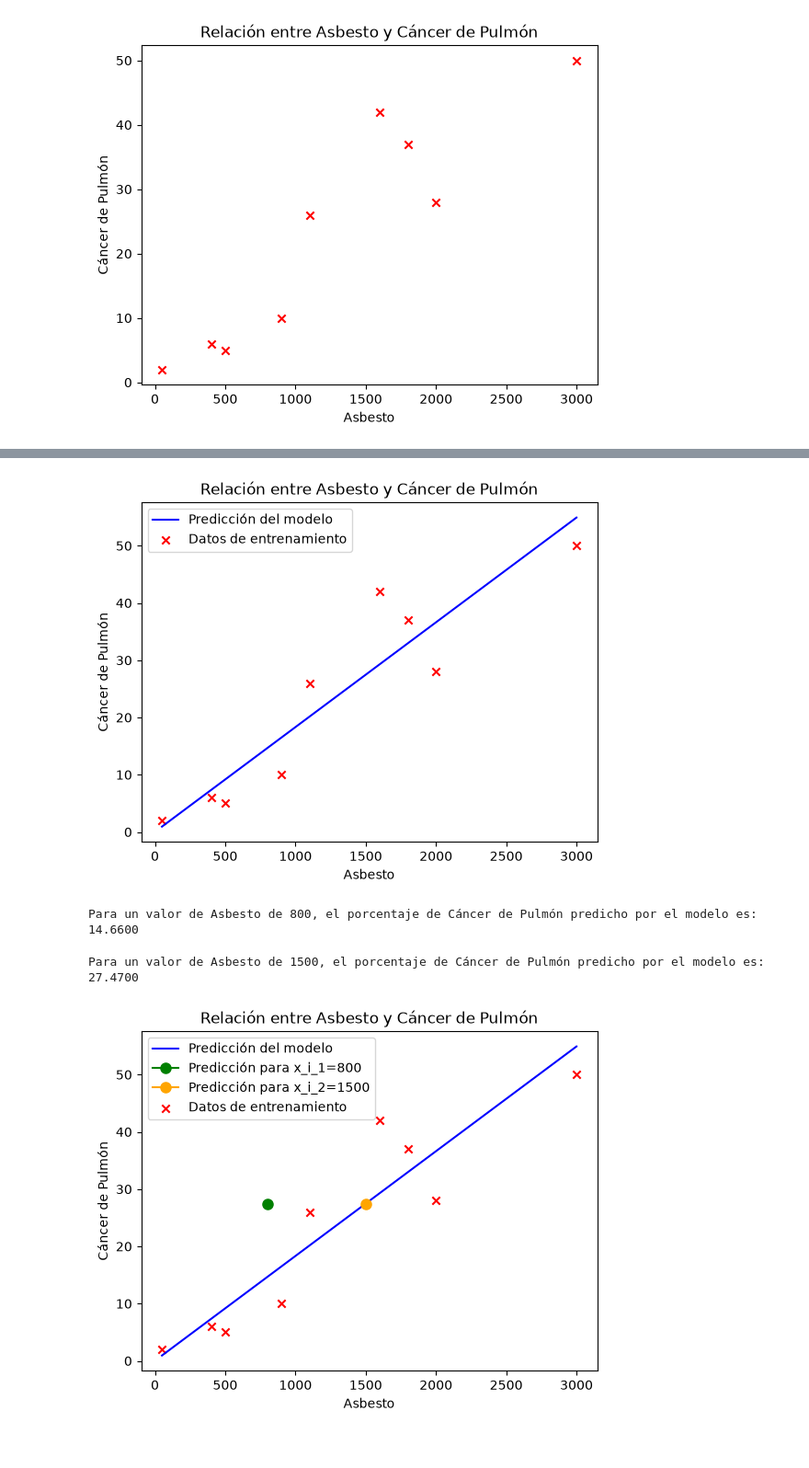
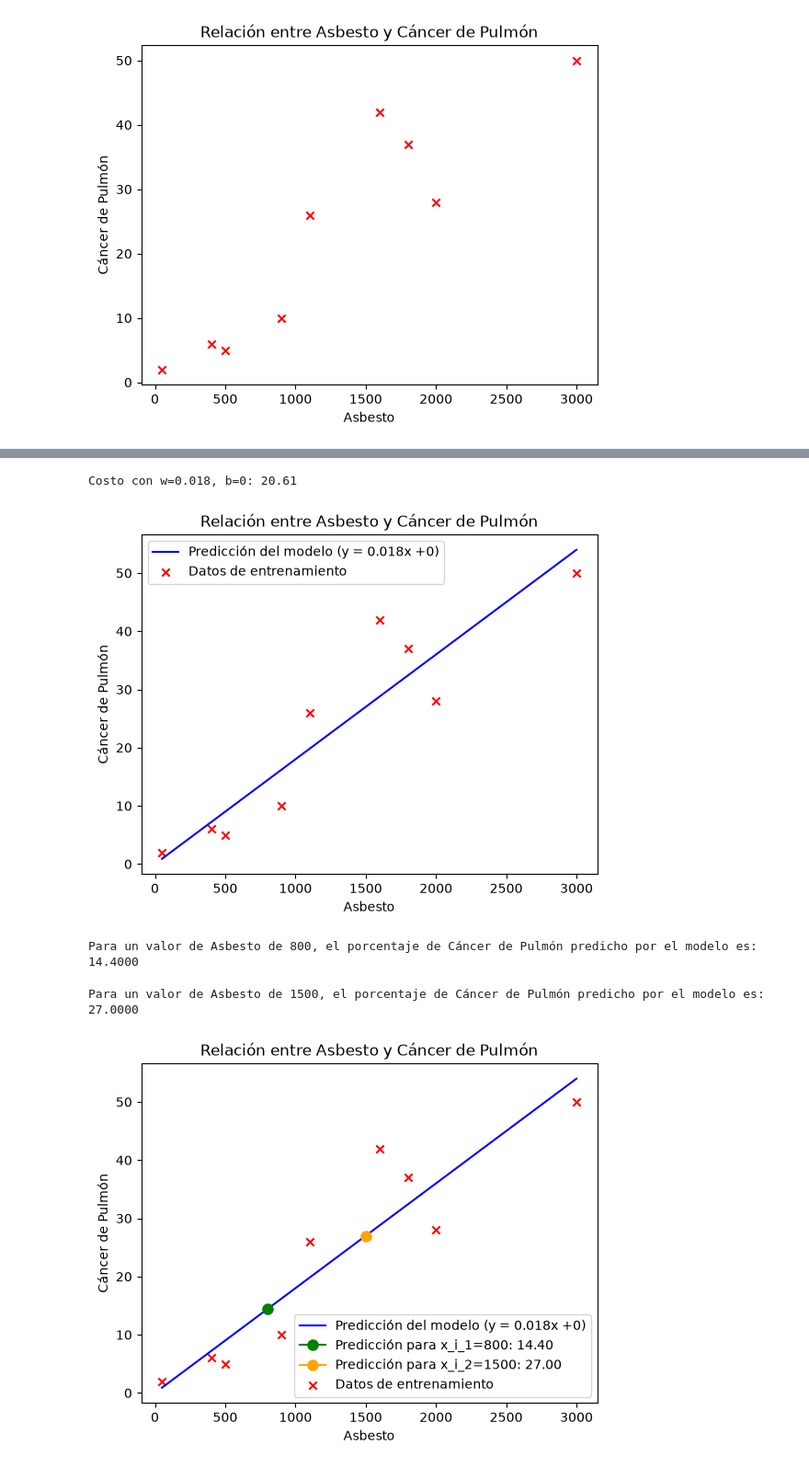
Before and after one commit to EliSM18/Ejercicios_Inteligencia_Artificial, a Jupyter notebook: TareaRegresionFuncionCosto/Regresion_Asbesto_Cancer.ipynb, the cells around one changed output, grey strips where cells are left out. Shown at 92% size. Saved outputs shown, nothing was run; the diff lists cells and outputs as text; code cells hidden in the pictures.

Commit message:
Tarea de regresión: datos de asbesto y cancer

```diff
--- a/TareaRegresionFuncionCosto/Regresion_Asbesto_Cancer.ipynb
+++ b/TareaRegresionFuncionCosto/Regresion_Asbesto_Cancer.ipynb
@@ -47,11 +84,15 @@ def compute_model_output(x, w, b):
 
     return f_wb
 # %%
-w = 0.0183
-b = 0.02
+# Valores óptimos (menor costo entre los candidatos)
+w = 0.018
+b = 0
 f_wb = compute_model_output(x_train, w, b)
+print(f'Costo con w={w}, b={b}: {compute_cost(x_train, y_train, w, b):.2f}')
+# %% [output]
+Costo con w=0.018, b=0: 20.61
 # %%
-plt.plot(x_train, f_wb, color='blue', label='Predicción del modelo')
+plt.plot(x_train, f_wb, color='blue', label=f'Predicción del modelo (y = {w}x {b:+})')
 plt.scatter(x_train, y_train, color='red', marker='x', label='Datos de entrenamiento')
 plt.title('Relación entre Asbesto y Cáncer de Pulmón')
 plt.xlabel('Asbesto')
@@ -59,28 +100,28 @@ plt.ylabel('Cáncer de Pulmón')
 plt.legend()
 plt.show()
 # %% [output]
-[figure, old version]
+[figure, new version]
 # %%
 x_i_1 = 800
-porcentaje_cancer = w * x_i_1 + b
-print(f'Para un valor de Asbesto de {x_i_1}, el porcentaje de Cáncer de Pulmón predicho por el modelo es: {porcentaje_cancer:.4f}')
+porcentaje_cancer_1 = w * x_i_1 + b
+print(f'Para un valor de Asbesto de {x_i_1}, el porcentaje de Cáncer de Pulmón predicho por el modelo es: {porcentaje_cancer_1:.4f}')
 # %% [output]
-Para un valor de Asbesto de 800, el porcentaje de Cáncer de Pulmón predicho por el modelo es: 14.6600
+Para un valor de Asbesto de 800, el porcentaje de Cáncer de Pulmón predicho por el modelo es: 14.4000
 # %%
 x_i_2 = 1500
-porcentaje_cancer = w * x_i_2 + b
-print(f'Para un valor de Asbesto de {x_i_2}, el porcentaje de Cáncer de Pulmón predicho por el modelo es: {porcentaje_cancer:.4f}')
+porcentaje_cancer_2 = w * x_i_2 + b
+print(f'Para un valor de Asbesto de {x_i_2}, el porcentaje de Cáncer de Pulmón predicho por el modelo es: {porcentaje_cancer_2:.4f}')
 # %% [output]
-Para un valor de Asbesto de 1500, el porcentaje de Cáncer de Pulmón predicho por el modelo es: 27.4700
+Para un valor de Asbesto de 1500, el porcentaje de Cáncer de Pulmón predicho por el modelo es: 27.0000
 # %%
-plt.plot(x_train, f_wb, color='blue', label='Predicción del modelo')
-plt.plot(x_i_1, porcentaje_cancer, color='green', marker='o', markersize=8, label='Predicción para x_i_1=800')
-plt.plot(x_i_2, porcentaje_cancer, color='orange', marker='o', markersize=8, label='Predicción para x_i_2=1500')
+plt.plot(x_train, f_wb, color='blue', label=f'Predicción del modelo (y = {w}x {b:+})')
+plt.plot(x_i_1, porcentaje_cancer_1, color='green', marker='o', markersize=8, label=f'Predicción para x_i_1={x_i_1}: {porcentaje_cancer_1:.2f}')
+plt.plot(x_i_2, porcentaje_cancer_2, color='orange', marker='o', markersize=8, label=f'Predicción para x_i_2={x_i_2}: {porcentaje_cancer_2:.2f}')
 plt.scatter(x_train, y_train, color='red', marker='x', label='Datos de entrenamiento')
 plt.title('Relación entre Asbesto y Cáncer de Pulmón')
 plt.xlabel('Asbesto')
 plt.ylabel('Cáncer de Pulmón')
 plt.legend()
 plt.show()
 # %% [output]
-[figure, old version]
+[figure, new version]
```
Also changed, not shown: parts of 2 cells of this notebook.
